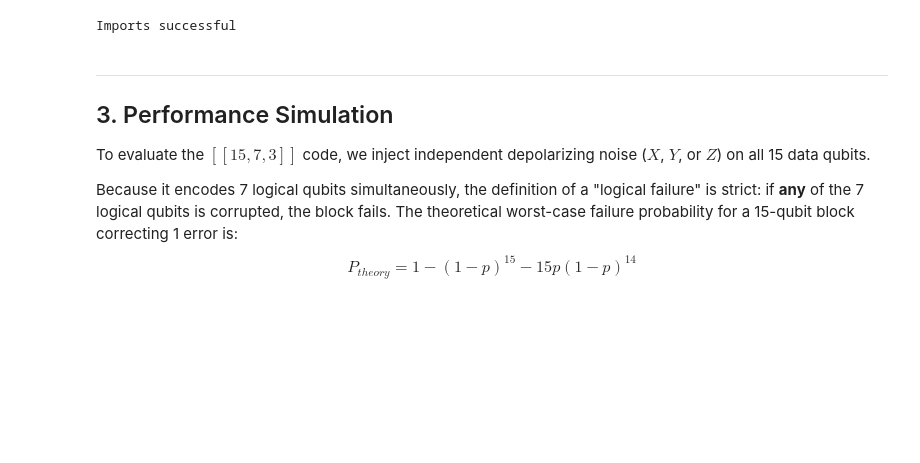
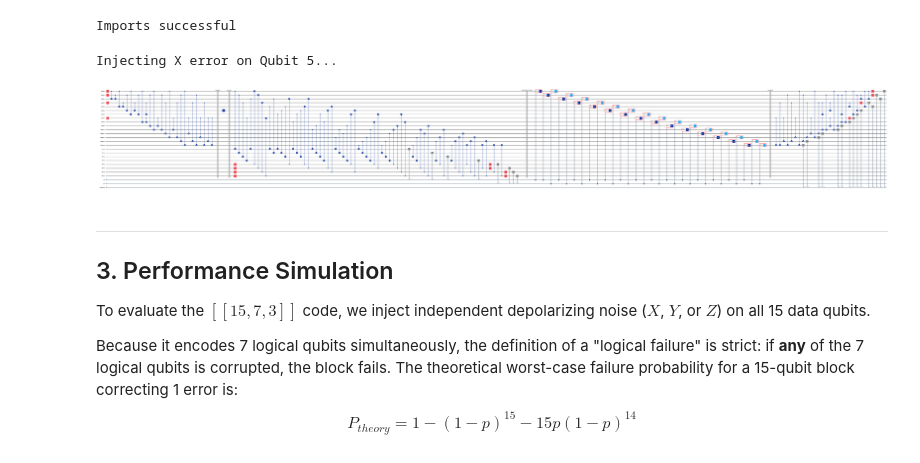
Before and after one commit to kimmseo/FYP-Algebraic-Methods-for-QEC, a Jupyter notebook: quantum_bch.ipynb, the cells around one changed output. Saved outputs shown, nothing was run; the diff lists cells and outputs as text; code cells hidden in the pictures; blank space fills up the shorter version.

Commit message:
Add circuit diagrams

```diff
--- a/quantum_bch.ipynb
+++ b/quantum_bch.ipynb
@@ -54,10 +54,10 @@ class QuantumBCH15:
         self.qc = QuantumCircuit(self.data, self.anc, self.sz, self.sx, self.out)
 
     def encode_logical_zero(self):
-        """
-        Encodes |0>^(\otimes 7) into the logical CSS state
-        Prepare the uniform superposition of the dual code C^\perp
-        The power-of-2 columns (1, 2, 4, 8) form the basis generators
+        r"""
+        Encodes |0>^(\otimes 7) into the logical CSS state.
+        We prepare the uniform superposition of the dual code C^\perp.
+        The power-of-2 columns (1, 2, 4, 8) form the basis generators.
         """
         # Put the basis generator qubits into |+>
         # Qubit indices (0-based) for cols 1, 2, 4, 8 are 0, 1, 3, 7
@@ -126,9 +126,8 @@ class QuantumBCH15:
         self.qc.barrier(label='Corrected')
 
     def decode_and_verify(self):
-        """
-        Uncomputes the encoding sequence. If correct, returns to
-        |0>^{\otimes 15}
+        r"""
+        Uncomputes the encoding sequence. If correct, returns to |0>^{times 15}
         """
         generators = [0, 1, 3, 7]
 
@@ -147,6 +146,26 @@ class QuantumBCH15:
         self.qc.measure(self.data, self.out)
 
         return self.qc
+# %%
+bch_demo = QuantumBCH15()
+bch_demo.encode_logical_zero()
+
+# Inject a manual error for demonstration (e.g., X error on Qubit 5)
+print("Injecting X error on Qubit 5...")
+bch_demo.qc.x(bch_demo.data[5])
+bch_demo.qc.barrier(label='Error X_5')
+
+# Complete the cycle
+bch_demo.measure_syndromes()
+bch_demo.apply_correction()
+bch_circ = bch_demo.decode_and_verify()
+
+# Draw the circuit
+# scale=0.5 is necessary here for fitting screen
+display(bch_circ.draw('mpl', fold=-1, scale=0.5))
+# %% [output]
+Injecting X error on Qubit 5...
+[figure, added]
 # %% [markdown]
 ---
 
```
Also changed, not shown: parts of 1 cell of this notebook, 1 other file.
